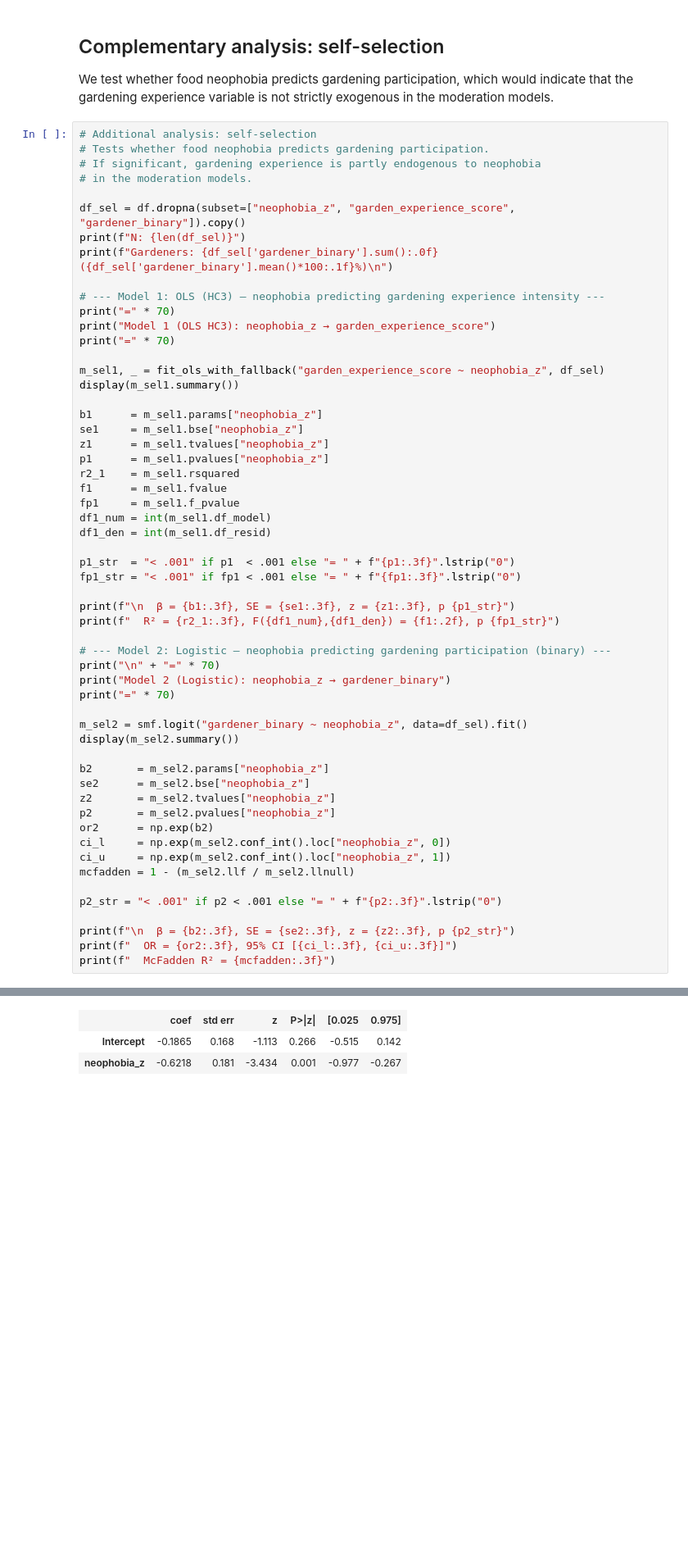
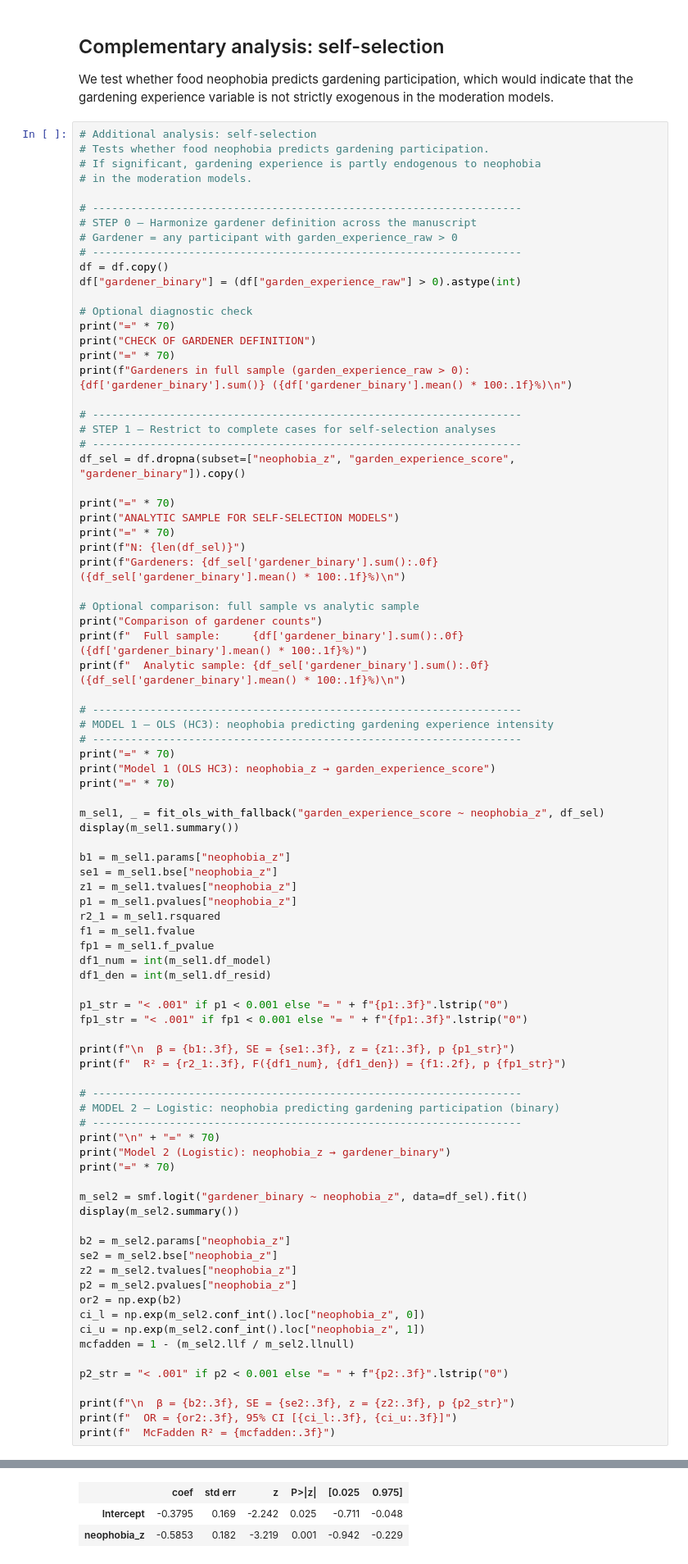
Before and after one commit to michelle-jacob/neophilic-gardener, a Jupyter notebook: notebooks/Neophilic-Gardener.ipynb, the cells around one changed output, grey strips where cells are left out. Shown at 82% size. Cells and saved outputs as stored; diff of their text form; blank space fills up the shorter version.

```diff
--- a/notebooks/Neophilic-Gardener.ipynb
+++ b/notebooks/Neophilic-Gardener.ipynb
@@ -1178,11 +1146,38 @@ We test whether food neophobia predicts gardening participation, which would ind
 # If significant, gardening experience is partly endogenous to neophobia
 # in the moderation models.
 
+# -------------------------------------------------------------------
+# STEP 0 — Harmonize gardener definition across the manuscript
+# Gardener = any participant with garden_experience_raw > 0
+# -------------------------------------------------------------------
+df = df.copy()
+df["gardener_binary"] = (df["garden_experience_raw"] > 0).astype(int)
+
+# Optional diagnostic check
+print("=" * 70)
+print("CHECK OF GARDENER DEFINITION")
+print("=" * 70)
+print(f"Gardeners in full sample (garden_experience_raw > 0): {df['gardener_binary'].sum()} ({df['gardener_binary'].mean() * 100:.1f}%)\n")
+
+# -------------------------------------------------------------------
+# STEP 1 — Restrict to complete cases for self-selection analyses
+# -------------------------------------------------------------------
 df_sel = df.dropna(subset=["neophobia_z", "garden_experience_score", "gardener_binary"]).copy()
+
+print("=" * 70)
+print("ANALYTIC SAMPLE FOR SELF-SELECTION MODELS")
+print("=" * 70)
 print(f"N: {len(df_sel)}")
-print(f"Gardeners: {df_sel['gardener_binary'].sum():.0f} ({df_sel['gardener_binary'].mean()*100:.1f}%)\n")
+print(f"Gardeners: {df_sel['gardener_binary'].sum():.0f} ({df_sel['gardener_binary'].mean() * 100:.1f}%)\n")
 
-# --- Model 1: OLS (HC3) — neophobia predicting gardening experience intensity ---
+# Optional comparison: full sample vs analytic sample
+print("Comparison of gardener counts")
+print(f"  Full sample:     {df['gardener_binary'].sum():.0f} ({df['gardener_binary'].mean() * 100:.1f}%)")
+print(f"  Analytic sample: {df_sel['gardener_binary'].sum():.0f} ({df_sel['gardener_binary'].mean() * 100:.1f}%)\n")
+
+# -------------------------------------------------------------------
+# MODEL 1 — OLS (HC3): neophobia predicting gardening experience intensity
+# -------------------------------------------------------------------
 print("=" * 70)
 print("Model 1 (OLS HC3): neophobia_z → garden_experience_score")
 print("=" * 70)
@@ -1190,23 +1185,25 @@ print("=" * 70)
 m_sel1, _ = fit_ols_with_fallback("garden_experience_score ~ neophobia_z", df_sel)
 display(m_sel1.summary())
 
-b1      = m_sel1.params["neophobia_z"]
-se1     = m_sel1.bse["neophobia_z"]
-z1      = m_sel1.tvalues["neophobia_z"]
-p1      = m_sel1.pvalues["neophobia_z"]
-r2_1    = m_sel1.rsquared
-f1      = m_sel1.fvalue
-fp1     = m_sel1.f_pvalue
+b1 = m_sel1.params["neophobia_z"]
+se1 = m_sel1.bse["neophobia_z"]
+z1 = m_sel1.tvalues["neophobia_z"]
+p1 = m_sel1.pvalues["neophobia_z"]
+r2_1 = m_sel1.rsquared
+f1 = m_sel1.fvalue
+fp1 = m_sel1.f_pvalue
 df1_num = int(m_sel1.df_model)
 df1_den = int(m_sel1.df_resid)
 
-p1_str  = "< .001" if p1  < .001 else "= " + f"{p1:.3f}".lstrip("0")
-fp1_str = "< .001" if fp1 < .001 else "= " + f"{fp1:.3f}".lstrip("0")
+p1_str = "< .001" if p1 < 0.001 else "= " + f"{p1:.3f}".lstrip("0")
+fp1_str = "< .001" if fp1 < 0.001 else "= " + f"{fp1:.3f}".lstrip("0")
 
 print(f"\n  β = {b1:.3f}, SE = {se1:.3f}, z = {z1:.3f}, p {p1_str}")
-print(f"  R² = {r2_1:.3f}, F({df1_num},{df1_den}) = {f1:.2f}, p {fp1_str}")
+print(f"  R² = {r2_1:.3f}, F({df1_num}, {df1_den}) = {f1:.2f}, p {fp1_str}")
 
-# --- Model 2: Logistic — neophobia predicting gardening participation (binary) ---
+# -------------------------------------------------------------------
+# MODEL 2 — Logistic: neophobia predicting gardening participation (binary)
+# -------------------------------------------------------------------
 print("\n" + "=" * 70)
 print("Model 2 (Logistic): neophobia_z → gardener_binary")
 print("=" * 70)
@@ -1214,16 +1211,16 @@ print("=" * 70)
 m_sel2 = smf.logit("gardener_binary ~ neophobia_z", data=df_sel).fit()
 display(m_sel2.summary())
 
-b2       = m_sel2.params["neophobia_z"]
-se2      = m_sel2.bse["neophobia_z"]
-z2       = m_sel2.tvalues["neophobia_z"]
-p2       = m_sel2.pvalues["neophobia_z"]
-or2      = np.exp(b2)
-ci_l     = np.exp(m_sel2.conf_int().loc["neophobia_z", 0])
-ci_u     = np.exp(m_sel2.conf_int().loc["neophobia_z", 1])
+b2 = m_sel2.params["neophobia_z"]
+se2 = m_sel2.bse["neophobia_z"]
+z2 = m_sel2.tvalues["neophobia_z"]
+p2 = m_sel2.pvalues["neophobia_z"]
+or2 = np.exp(b2)
+ci_l = np.exp(m_sel2.conf_int().loc["neophobia_z", 0])
+ci_u = np.exp(m_sel2.conf_int().loc["neophobia_z", 1])
 mcfadden = 1 - (m_sel2.llf / m_sel2.llnull)
 
-p2_str = "< .001" if p2 < .001 else "= " + f"{p2:.3f}".lstrip("0")
+p2_str = "< .001" if p2 < 0.001 else "= " + f"{p2:.3f}".lstrip("0")
 
 print(f"\n  β = {b2:.3f}, SE = {se2:.3f}, z = {z2:.3f}, p {p2_str}")
 print(f"  OR = {or2:.3f}, 95% CI [{ci_l:.3f}, {ci_u:.3f}]")
@@ -1274,3 +1283,3 @@ Logit Regression Results
 |  | coef | std err | z | P>|z| | [0.025 | 0.975] |
-| Intercept | -0.1865 | 0.168 | -1.113 | 0.266 | -0.515 | 0.142 |
-| neophobia_z | -0.6218 | 0.181 | -3.434 | 0.001 | -0.977 | -0.267 |
+| Intercept | -0.3795 | 0.169 | -2.242 | 0.025 | -0.711 | -0.048 |
+| neophobia_z | -0.5853 | 0.182 | -3.219 | 0.001 | -0.942 | -0.229 |
```
Also changed, not shown: parts of 22 cells of this notebook, 13 other files.
